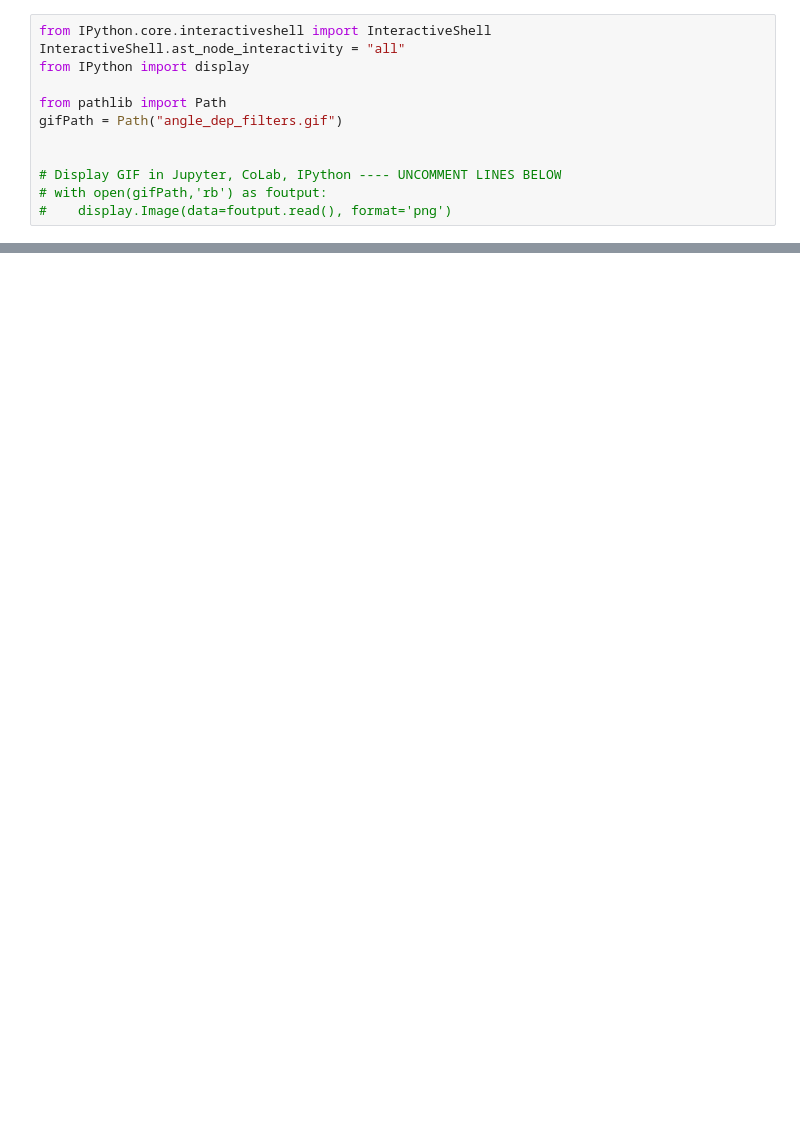
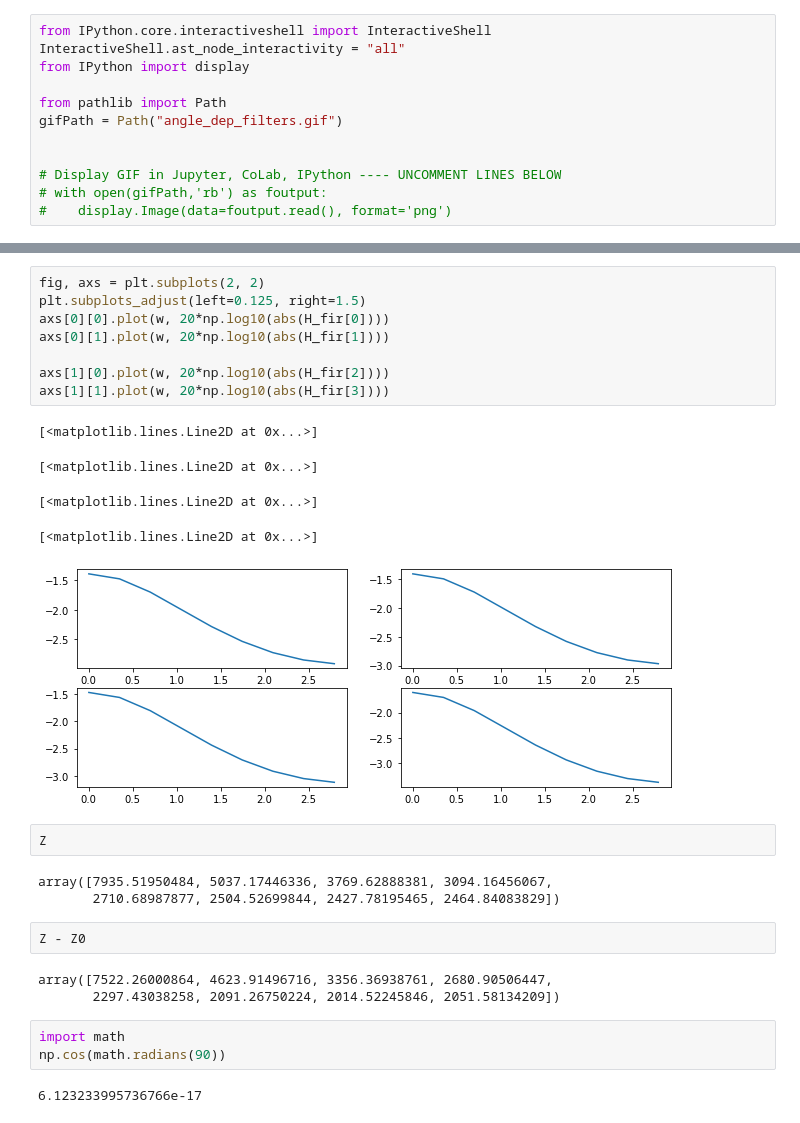
Before and after one commit to steDamiano/pyroadacoustics, a Jupyter notebook: angle_dep_filter.ipynb, the cells around one changed output, grey strips where cells are left out. Drawn from its saved outputs; the diff is of its cells as text; blank space fills up the shorter version.

```diff
--- a/angle_dep_filter.ipynb
+++ b/angle_dep_filter.ipynb
@@ -224,0 +282,29 @@ Text(0.5, 0, '$\\Theta$ [degrees]')
+# %%
+fig, axs = plt.subplots(2, 2)
+plt.subplots_adjust(left=0.125, right=1.5)
+axs[0][0].plot(w, 20*np.log10(abs(H_fir[0])))
+axs[0][1].plot(w, 20*np.log10(abs(H_fir[1])))
+
+axs[1][0].plot(w, 20*np.log10(abs(H_fir[2])))
+axs[1][1].plot(w, 20*np.log10(abs(H_fir[3])))
+# %% [output]
+[<matplotlib.lines.Line2D at 0x...>]
+[<matplotlib.lines.Line2D at 0x...>]
+[<matplotlib.lines.Line2D at 0x...>]
+[<matplotlib.lines.Line2D at 0x...>]
+[figure, added]
+# %%
+Z
+# %% [output]
+array([7935.51950484, 5037.17446336, 3769.62888381, 3094.16456067,
+       2710.68987877, 2504.52699844, 2427.78195465, 2464.84083829])
+# %%
+Z - Z0
+# %% [output]
+array([7522.26000864, 4623.91496716, 3356.36938761, 2680.90506447,
+       2297.43038258, 2091.26750224, 2014.52245846, 2051.58134209])
+# %%
+import math
+np.cos(math.radians(90))
+# %% [output]
+6.123233995736766e-17
```
Also changed, not shown: parts of 6 cells of this notebook, 2 other files.
